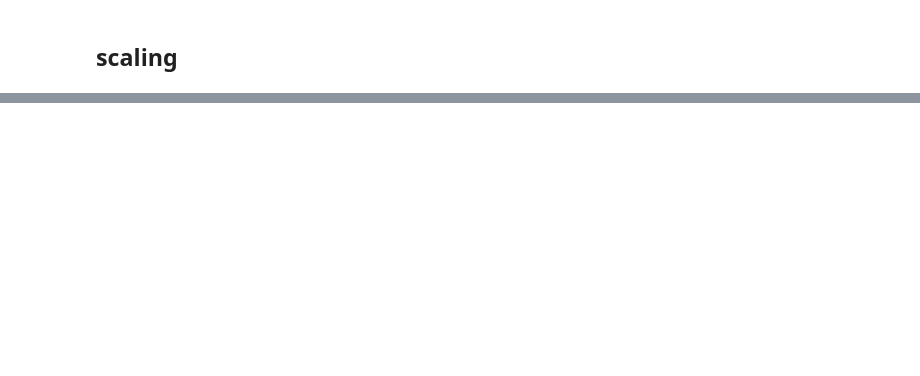
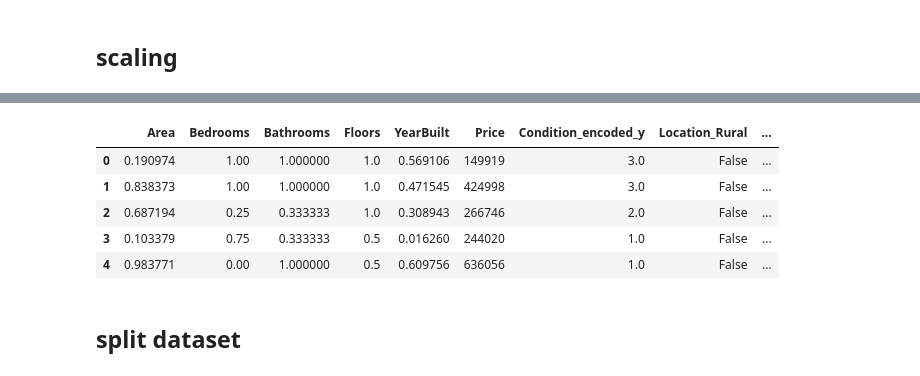
Before and after one commit to NurulAis/house-price, a Jupyter notebook: notebook.ipynb, the cells around one changed output, grey strips where cells are left out. Saved outputs shown, nothing was run; the diff lists cells and outputs as text; code cells hidden in the pictures; blank space fills up the shorter version.

```diff
--- a/notebook.ipynb
+++ b/notebook.ipynb
@@ -265,0 +303,3 @@ house_prices_df.head()
+# %%
+an_df = house_cleaned_df[['Price', 'Condition_encoded_y', 'Location_Rural', 'Location_Suburban', 'Location_Urban', 'Garage_Yes']]
+an_df.head()
@@ -265,0 +313,12 @@ house_prices_df.head()
+# %%
+finish_df = pd.concat([num_df_scaled, an_df], axis=1)
+finish_df.head()
+# %% [output]
+|  | Area | Bedrooms | Bathrooms | Floors | YearBuilt | Price | Condition_encoded_y | Location_Rural | ... |
+| 0 | 0.190974 | 1.00 | 1.000000 | 1.0 | 0.569106 | 149919 | 3.0 | False | ... |
+| 1 | 0.838373 | 1.00 | 1.000000 | 1.0 | 0.471545 | 424998 | 3.0 | False | ... |
+| 2 | 0.687194 | 0.25 | 0.333333 | 1.0 | 0.308943 | 266746 | 2.0 | False | ... |
+| 3 | 0.103379 | 0.75 | 0.333333 | 0.5 | 0.016260 | 244020 | 1.0 | False | ... |
+| 4 | 0.983771 | 0.00 | 1.000000 | 0.5 | 0.609756 | 636056 | 1.0 | False | ... |
+# %% [markdown]
+## split dataset
```
Also changed, not shown: parts of 21 cells of this notebook.
